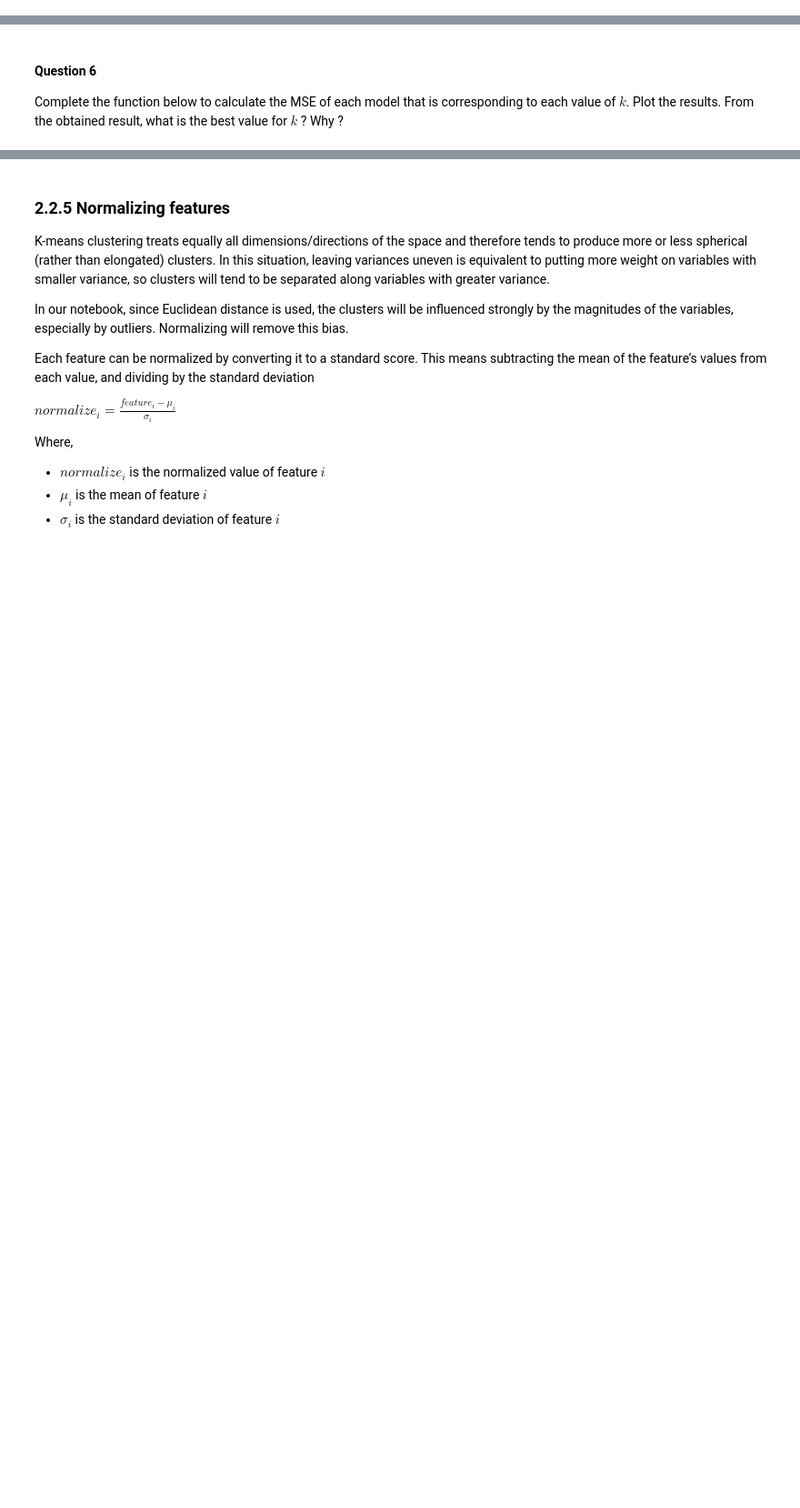
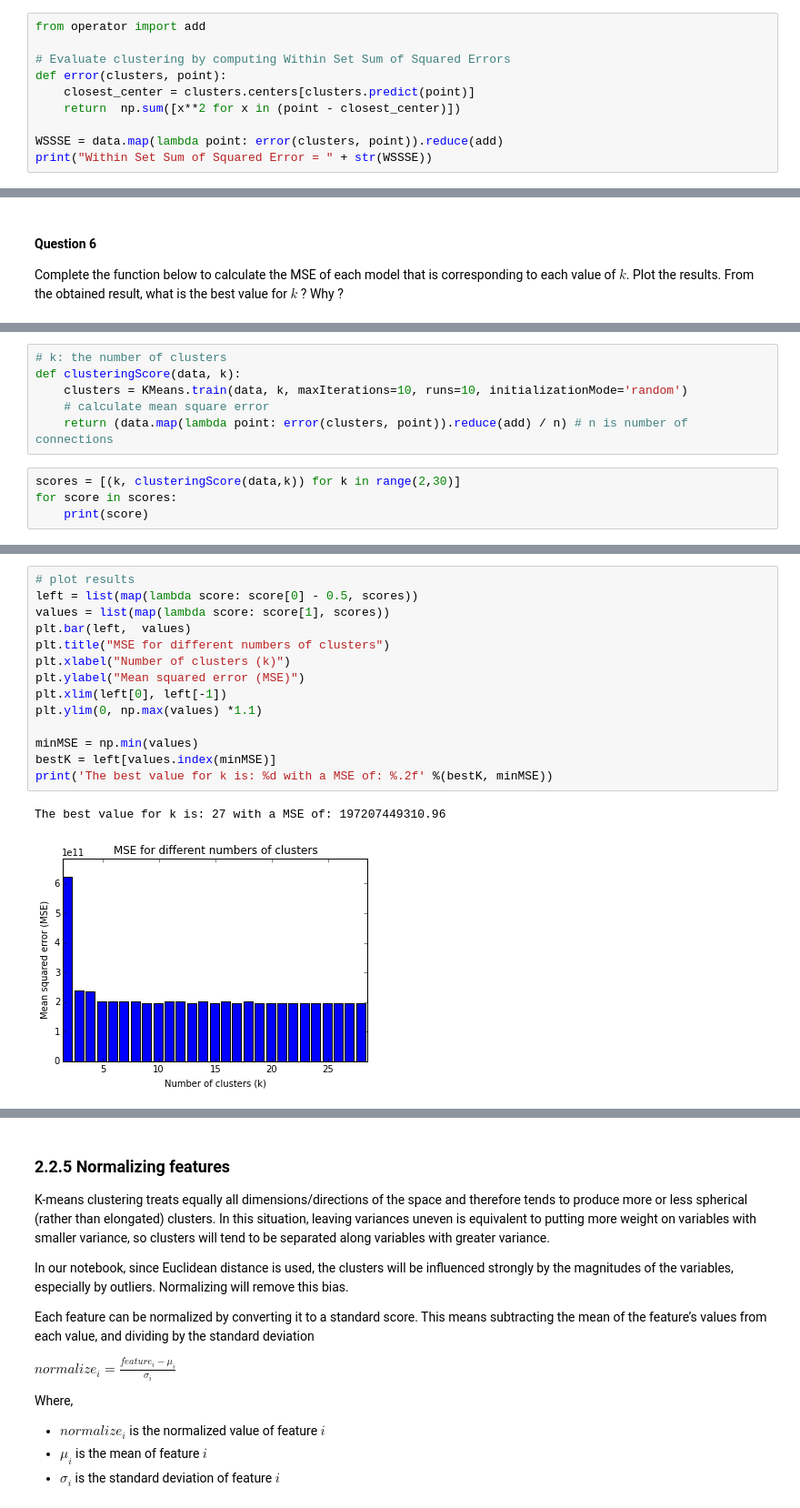
Before and after one commit to adriculteur/Algorithmic-Machine-Learning, a Jupyter notebook: Notebooks/[Lecture 10+11] Anomaly Detection in Network Traffic with K-means clustering.ipynb, the cells around one changed output, grey strips where cells are left out. Shown: that part at 91% size. Cells and saved outputs as stored; diff of their text form; blank space fills up the shorter version.

```diff
--- a/Notebooks/[Lecture 10+11] Anomaly Detection in Network Traffic with K-means clustering.ipynb
+++ b/Notebooks/[Lecture 10+11] Anomaly Detection in Network Traffic with K-means clustering.ipynb
@@ -452,0 +471,10 @@ print("Within Set Sum of Squared Error = " + str(WSSSE))
+# %%
+from operator import add
+
+# Evaluate clustering by computing Within Set Sum of Squared Errors
+def error(clusters, point):
+    closest_center = clusters.centers[clusters.predict(point)]
+    return  np.sum([x**2 for x in (point - closest_center)])
+
+WSSSE = data.map(lambda point: error(clusters, point)).reduce(add)
+print("Within Set Sum of Squared Error = " + str(WSSSE))
@@ -506,0 +538,10 @@ PUT YOUR ANSWER HERE !
+# %%
+# k: the number of clusters
+def clusteringScore(data, k):
+    clusters = KMeans.train(data, k, maxIterations=10, runs=10, initializationMode='random')
+    # calculate mean square error
+    return (data.map(lambda point: error(clusters, point)).reduce(add) / n) # n is number of connections
+# %%
+scores = [(k, clusteringScore(data,k)) for k in range(2,30)]
+for score in scores:
+    print(score)
@@ -506,0 +566,17 @@ PUT YOUR ANSWER HERE !
+# %%
+# plot results
+left = list(map(lambda score: score[0] - 0.5, scores))
+values = list(map(lambda score: score[1], scores))
+plt.bar(left,  values)
+plt.title("MSE for different numbers of clusters")
+plt.xlabel("Number of clusters (k)")
+plt.ylabel("Mean squared error (MSE)")
+plt.xlim(left[0], left[-1])
+plt.ylim(0, np.max(values) *1.1)
+
+minMSE = np.min(values)
+bestK = left[values.index(minMSE)]
+print('The best value for k is: %d with a MSE of: %.2f' %(bestK, minMSE))
+# %% [output]
+The best value for k is: 27 with a MSE of: 197207449310.96
+[figure, added]
```
Also changed, not shown: parts of 32 cells of this notebook.
